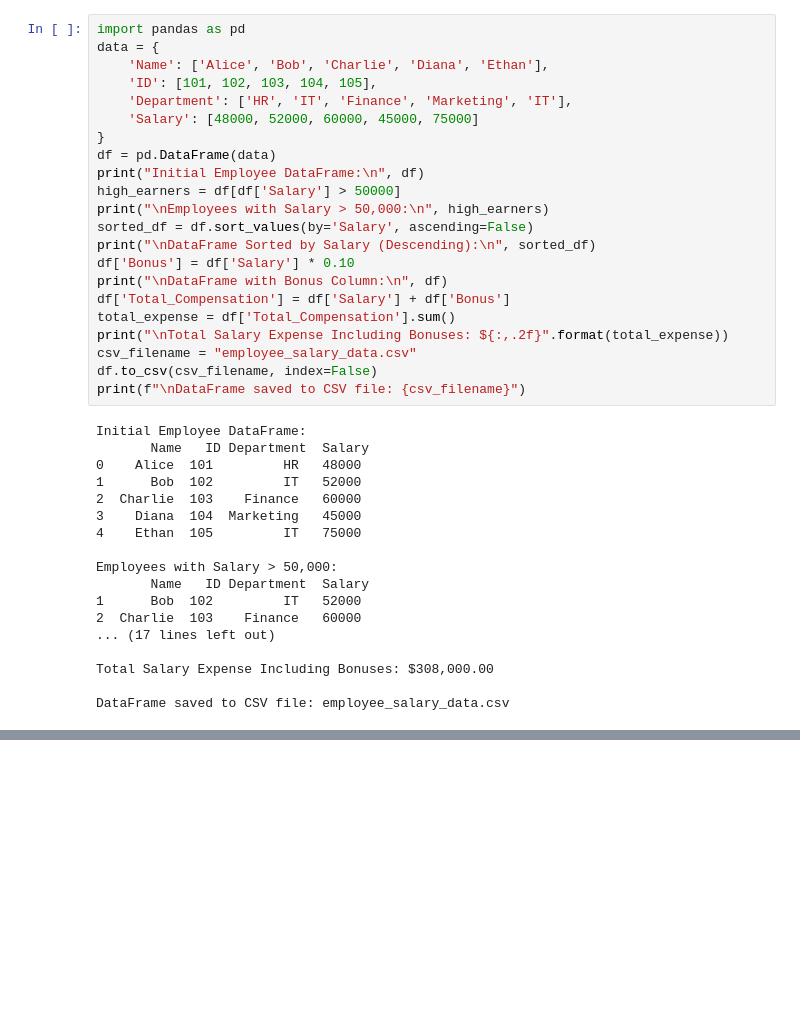
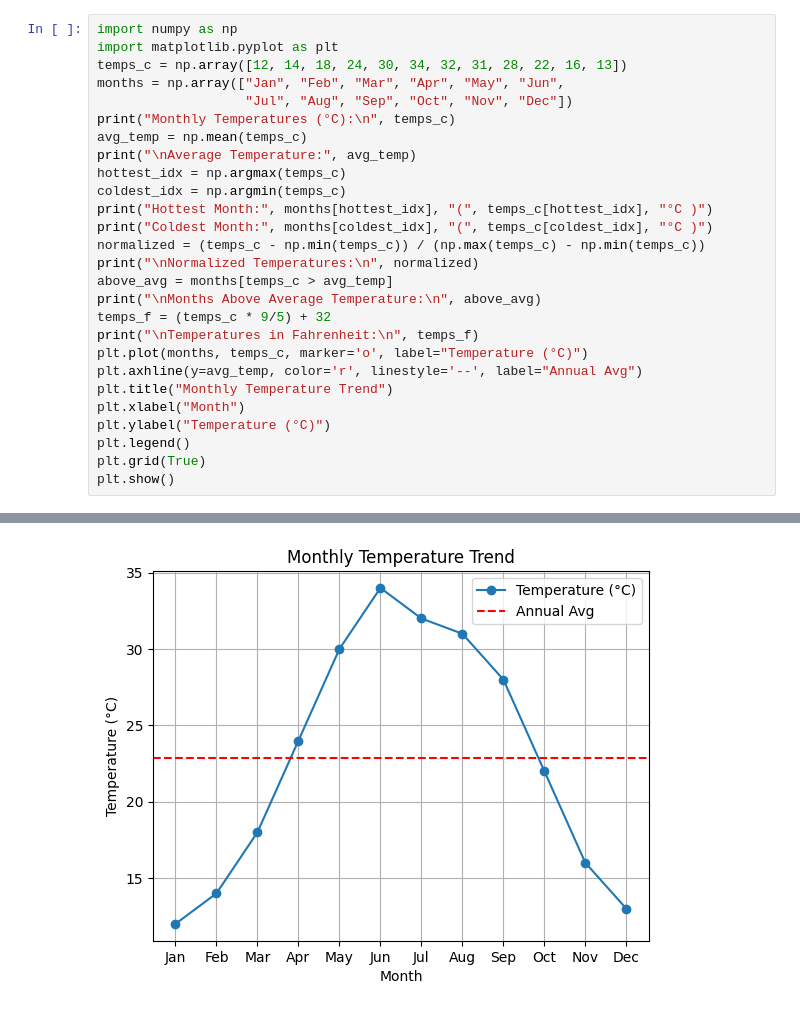
Before and after one commit to 2303A51337Srivarsha/b_10_python-for-data-science, a Jupyter notebook: LAB_2.ipynb, the cells around one changed output, grey strips where cells are left out. Saved outputs shown, nothing was run; the diff lists cells and outputs as text; blank space fills up the shorter version.

```diff
--- a/LAB_2.ipynb
+++ b/LAB_2.ipynb
@@ -62,40 +3,28 @@ Subject-wise Performance (Rows: Subjects, Columns: Students):
-# %%
-import pandas as pd
-data = {
-    'Name': ['Alice', 'Bob', 'Charlie', 'Diana', 'Ethan'],
-    'ID': [101, 102, 103, 104, 105],
-    'Department': ['HR', 'IT', 'Finance', 'Marketing', 'IT'],
-    'Salary': [48000, 52000, 60000, 45000, 75000]
-}
-df = pd.DataFrame(data)
-print("Initial Employee DataFrame:\n", df)
-high_earners = df[df['Salary'] > 50000]
-print("\nEmployees with Salary > 50,000:\n", high_earners)
-sorted_df = df.sort_values(by='Salary', ascending=False)
-print("\nDataFrame Sorted by Salary (Descending):\n", sorted_df)
-df['Bonus'] = df['Salary'] * 0.10
-print("\nDataFrame with Bonus Column:\n", df)
-df['Total_Compensation'] = df['Salary'] + df['Bonus']
-total_expense = df['Total_Compensation'].sum()
-print("\nTotal Salary Expense Including Bonuses: ${:,.2f}".format(total_expense))
-csv_filename = "employee_salary_data.csv"
-df.to_csv(csv_filename, index=False)
-print(f"\nDataFrame saved to CSV file: {csv_filename}")
-# %% [output]
-Initial Employee DataFrame:
-       Name   ID Department  Salary
-0    Alice  101         HR   48000
-1      Bob  102         IT   52000
-2  Charlie  103    Finance   60000
-3    Diana  104  Marketing   45000
-4    Ethan  105         IT   75000
-
-Employees with Salary > 50,000:
-       Name   ID Department  Salary
-1      Bob  102         IT   52000
-2  Charlie  103    Finance   60000
-... (17 lines left out)
-
-Total Salary Expense Including Bonuses: $308,000.00
-
-DataFrame saved to CSV file: employee_salary_data.csv
+# %%
+import numpy as np
+import matplotlib.pyplot as plt
+temps_c = np.array([12, 14, 18, 24, 30, 34, 32, 31, 28, 22, 16, 13])
+months = np.array(["Jan", "Feb", "Mar", "Apr", "May", "Jun",
+                   "Jul", "Aug", "Sep", "Oct", "Nov", "Dec"])
+print("Monthly Temperatures (°C):\n", temps_c)
+avg_temp = np.mean(temps_c)
+print("\nAverage Temperature:", avg_temp)
+hottest_idx = np.argmax(temps_c)
+coldest_idx = np.argmin(temps_c)
+print("Hottest Month:", months[hottest_idx], "(", temps_c[hottest_idx], "°C )")
+print("Coldest Month:", months[coldest_idx], "(", temps_c[coldest_idx], "°C )")
+normalized = (temps_c - np.min(temps_c)) / (np.max(temps_c) - np.min(temps_c))
+print("\nNormalized Temperatures:\n", normalized)
+above_avg = months[temps_c > avg_temp]
+print("\nMonths Above Average Temperature:\n", above_avg)
+temps_f = (temps_c * 9/5) + 32
+print("\nTemperatures in Fahrenheit:\n", temps_f)
+plt.plot(months, temps_c, marker='o', label="Temperature (°C)")
+plt.axhline(y=avg_temp, color='r', linestyle='--', label="Annual Avg")
+plt.title("Monthly Temperature Trend")
+plt.xlabel("Month")
+plt.ylabel("Temperature (°C)")
+plt.legend()
+plt.grid(True)
+plt.show()
+# %% [output]
@@ -101,0 +47 @@ DataFrame saved to CSV file: employee_salary_data.csv
+[figure, added]
```
Also changed, not shown: parts of 3 cells of this notebook.
